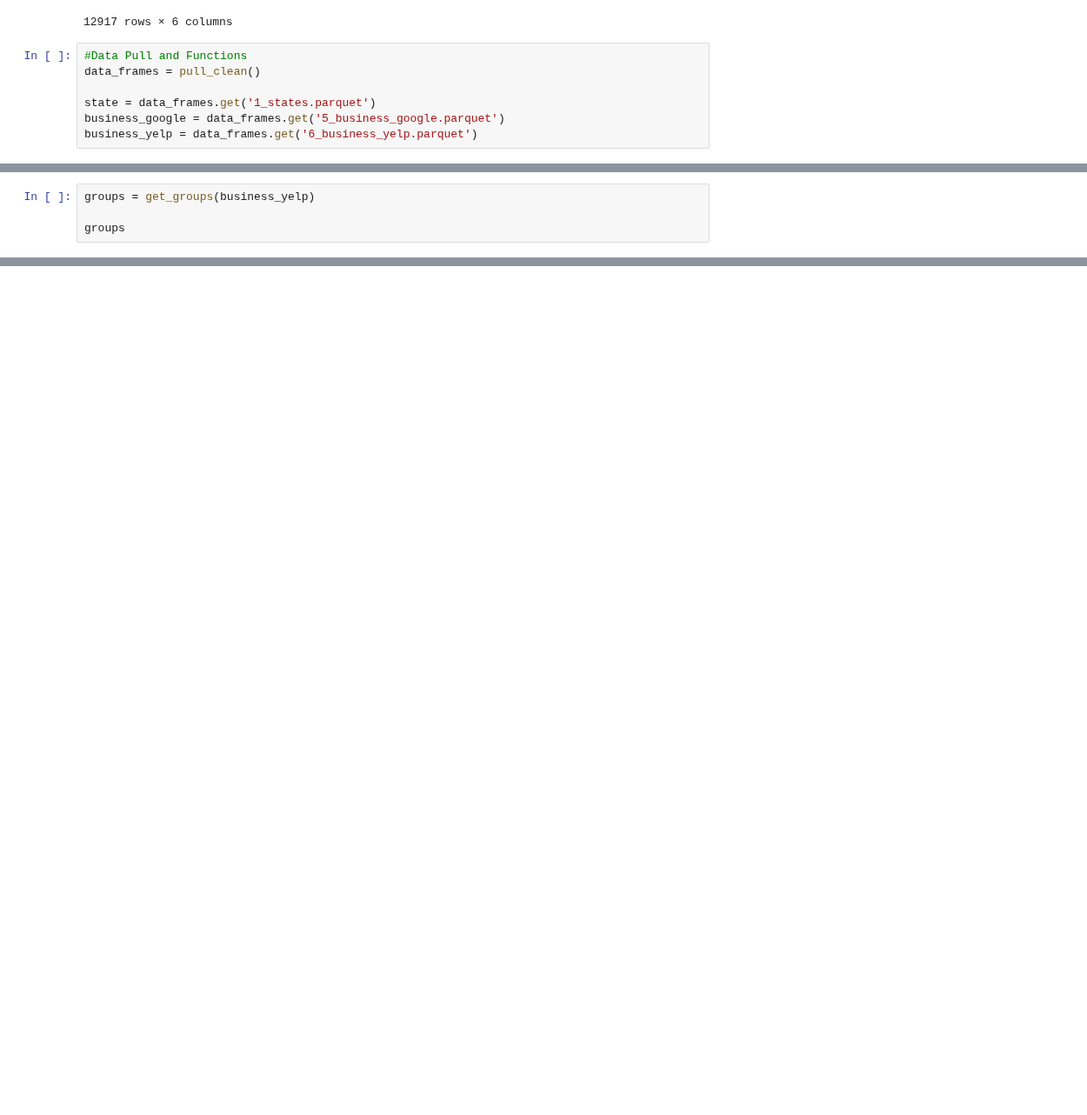
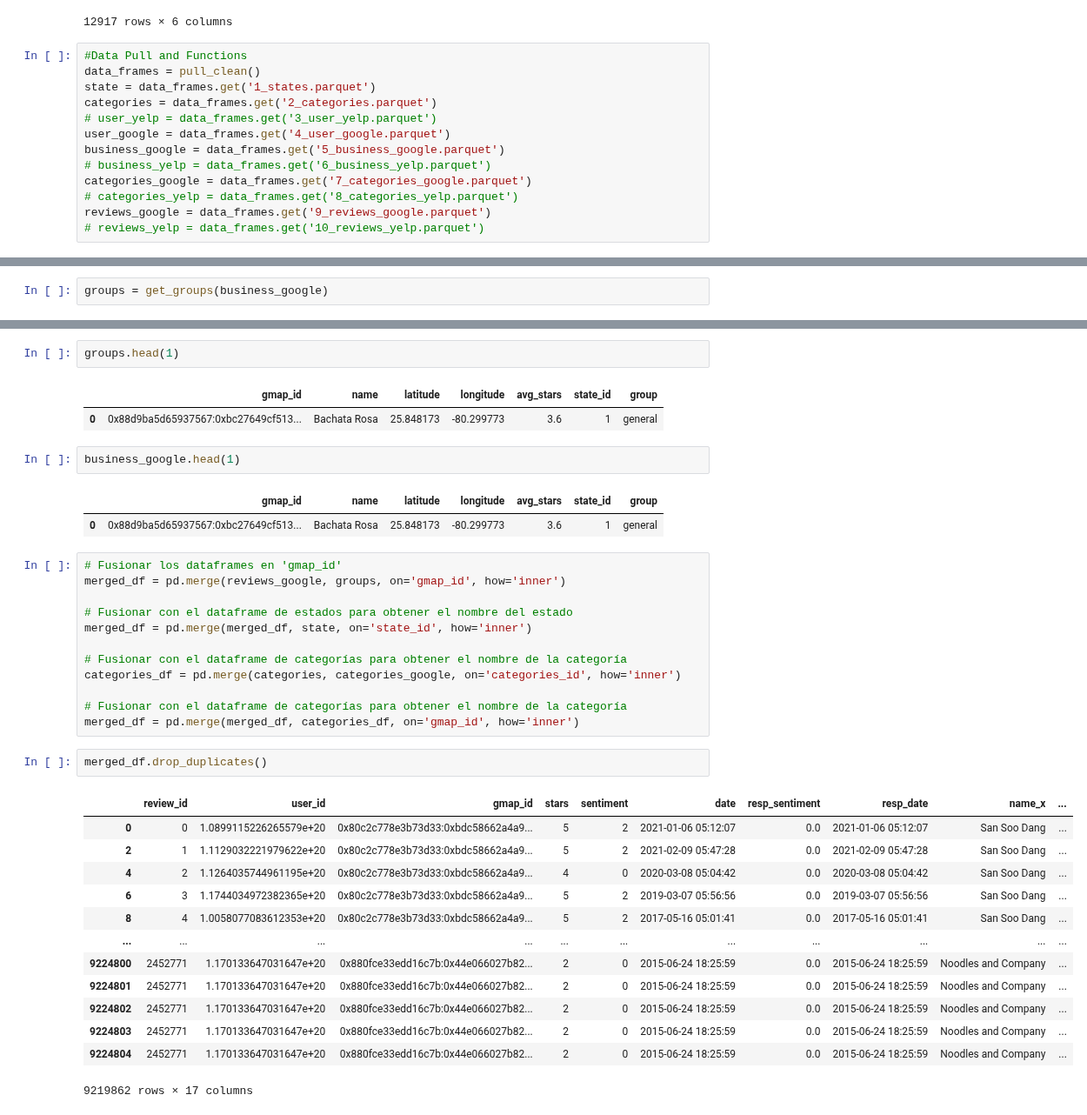
Before and after one commit to Paniceres/GP_Henry, a Jupyter notebook: app/utils/testing.ipynb, the cells around one changed output, grey strips where cells are left out. Shown at 87% size. Cells and saved outputs as stored; diff of their text form; blank space fills up the shorter version.

```diff
--- a/app/utils/testing.ipynb
+++ b/app/utils/testing.ipynb
@@ -26,8 +26,14 @@ business_yelpp
 # %%
 #Data Pull and Functions
 data_frames = pull_clean()
-
 state = data_frames.get('1_states.parquet')
+categories = data_frames.get('2_categories.parquet')
+# user_yelp = data_frames.get('3_user_yelp.parquet')
+user_google = data_frames.get('4_user_google.parquet')
 business_google = data_frames.get('5_business_google.parquet')
-business_yelp = data_frames.get('6_business_yelp.parquet')
+# business_yelp = data_frames.get('6_business_yelp.parquet')
+categories_google = data_frames.get('7_categories_google.parquet')
+# categories_yelp = data_frames.get('8_categories_yelp.parquet')
+reviews_google = data_frames.get('9_reviews_google.parquet')
+# reviews_yelp = data_frames.get('10_reviews_yelp.parquet')
 # %% [output]
@@ -58,4 +47,2 @@ TypeError: 'NoneType' object is not subscriptable
 # %%
-groups = get_groups(business_yelp)
-
-groups
+groups = get_groups(business_google)
@@ -61,0 +65,38 @@ groups
+# %%
+groups.head(1)
+# %% [output]
+|  | gmap_id | name | latitude | longitude | avg_stars | state_id | group |
+| 0 | 0x88d9ba5d65937567:0xbc27649cf513... | Bachata Rosa | 25.848173 | -80.299773 | 3.6 | 1 | general |
+# %%
+business_google.head(1)
+# %% [output]
+|  | gmap_id | name | latitude | longitude | avg_stars | state_id | group |
+| 0 | 0x88d9ba5d65937567:0xbc27649cf513... | Bachata Rosa | 25.848173 | -80.299773 | 3.6 | 1 | general |
+# %%
+# Fusionar los dataframes en 'gmap_id'
+merged_df = pd.merge(reviews_google, groups, on='gmap_id', how='inner')
+
+# Fusionar con el dataframe de estados para obtener el nombre del estado
+merged_df = pd.merge(merged_df, state, on='state_id', how='inner')
+
+# Fusionar con el dataframe de categorías para obtener el nombre de la categoría
+categories_df = pd.merge(categories, categories_google, on='categories_id', how='inner')
+
+# Fusionar con el dataframe de categorías para obtener el nombre de la categoría
+merged_df = pd.merge(merged_df, categories_df, on='gmap_id', how='inner')
+# %%
+merged_df.drop_duplicates()
+# %% [output]
+|  | review_id | user_id | gmap_id | stars | sentiment | date | resp_sentiment | resp_date | name_x | ... |
+| 0 | 0 | 1.0899115226265579e+20 | 0x80c2c778e3b73d33:0xbdc58662a4a9... | 5 | 2 | 2021-01-06 05:12:07 | 0.0 | 2021-01-06 05:12:07 | San Soo Dang | ... |
+| 2 | 1 | 1.1129032221979622e+20 | 0x80c2c778e3b73d33:0xbdc58662a4a9... | 5 | 2 | 2021-02-09 05:47:28 | 0.0 | 2021-02-09 05:47:28 | San Soo Dang | ... |
+| 4 | 2 | 1.1264035744961195e+20 | 0x80c2c778e3b73d33:0xbdc58662a4a9... | 4 | 0 | 2020-03-08 05:04:42 | 0.0 | 2020-03-08 05:04:42 | San Soo Dang | ... |
+| 6 | 3 | 1.1744034972382365e+20 | 0x80c2c778e3b73d33:0xbdc58662a4a9... | 5 | 2 | 2019-03-07 05:56:56 | 0.0 | 2019-03-07 05:56:56 | San Soo Dang | ... |
+| 8 | 4 | 1.0058077083612353e+20 | 0x80c2c778e3b73d33:0xbdc58662a4a9... | 5 | 2 | 2017-05-16 05:01:41 | 0.0 | 2017-05-16 05:01:41 | San Soo Dang | ... |
+| ... | ... | ... | ... | ... | ... | ... | ... | ... | ... | ... |
+| 9224800 | 2452771 | 1.170133647031647e+20 | 0x880fce33edd16c7b:0x44e066027b82... | 2 | 0 | 2015-06-24 18:25:59 | 0.0 | 2015-06-24 18:25:59 | Noodles and Company | ... |
+| 9224801 | 2452771 | 1.170133647031647e+20 | 0x880fce33edd16c7b:0x44e066027b82... | 2 | 0 | 2015-06-24 18:25:59 | 0.0 | 2015-06-24 18:25:59 | Noodles and Company | ... |
+| 9224802 | 2452771 | 1.170133647031647e+20 | 0x880fce33edd16c7b:0x44e066027b82... | 2 | 0 | 2015-06-24 18:25:59 | 0.0 | 2015-06-24 18:25:59 | Noodles and Company | ... |
+| 9224803 | 2452771 | 1.170133647031647e+20 | 0x880fce33edd16c7b:0x44e066027b82... | 2 | 0 | 2015-06-24 18:25:59 | 0.0 | 2015-06-24 18:25:59 | Noodles and Company | ... |
+| 9224804 | 2452771 | 1.170133647031647e+20 | 0x880fce33edd16c7b:0x44e066027b82... | 2 | 0 | 2015-06-24 18:25:59 | 0.0 | 2015-06-24 18:25:59 | Noodles and Company | ... |
+9219862 rows × 17 columns
```
Also changed, not shown: parts of 4 cells of this notebook, 5 other files.
